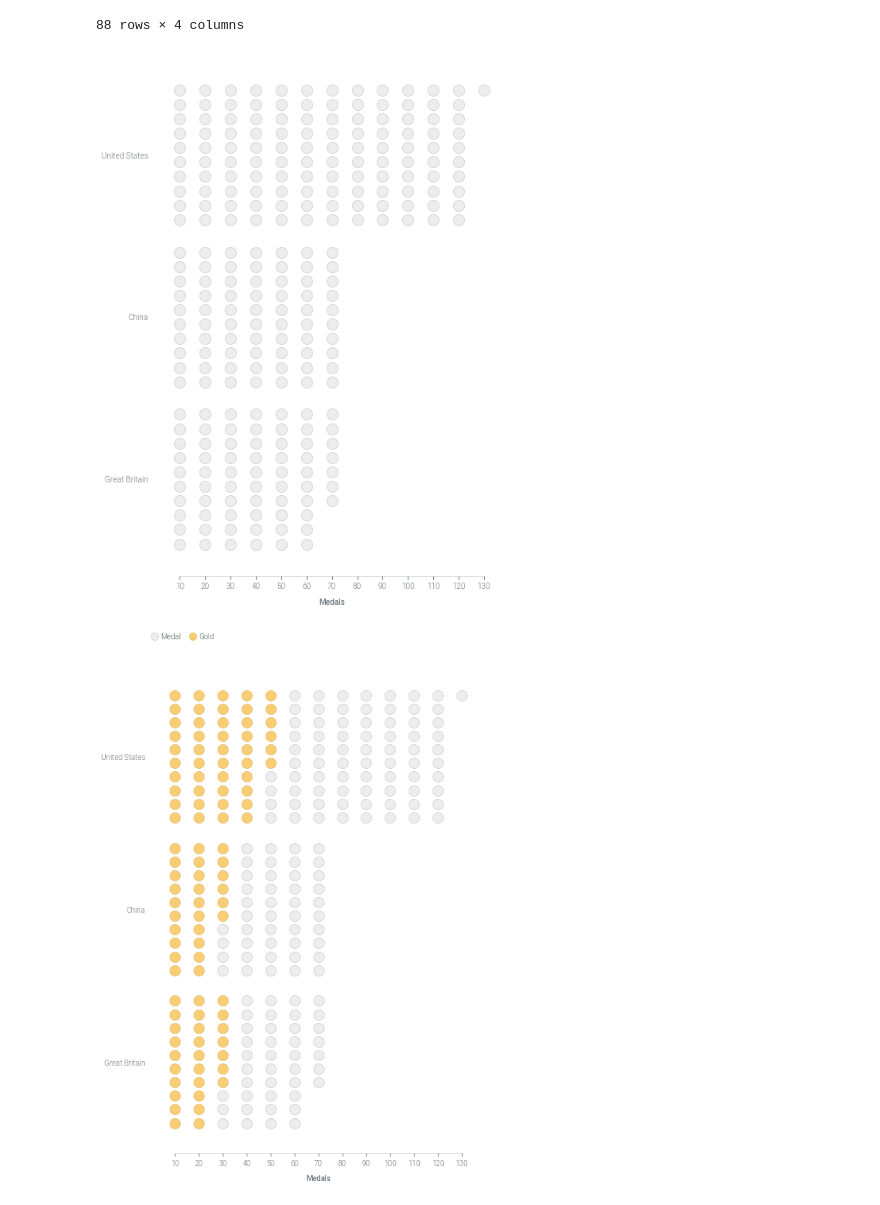
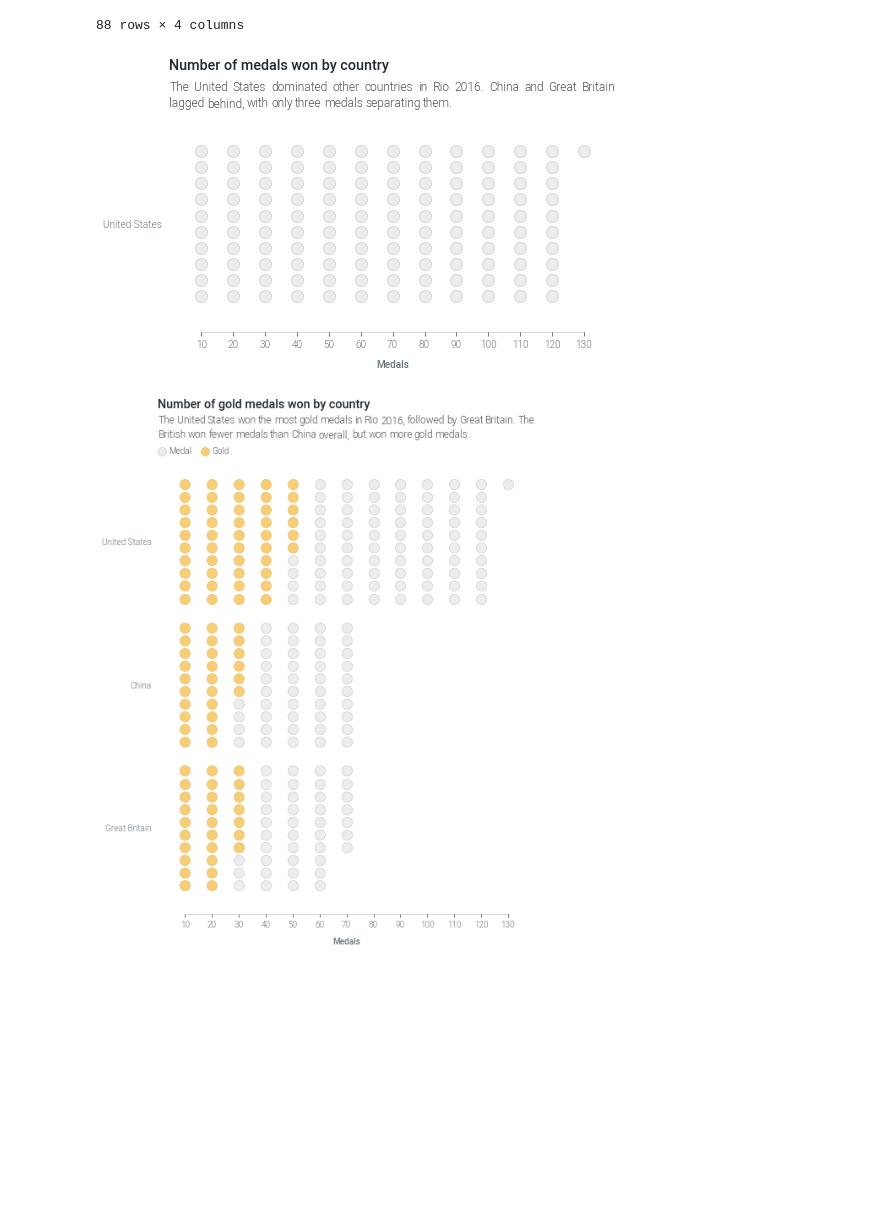
Before and after one commit to NicholasMamo/multiplex-plot, a Jupyter notebook: examples/7. Population charts.ipynb, the cells around one changed output. Saved outputs shown, nothing was run; the diff lists cells and outputs as text; code cells hidden in the pictures; blank space fills up the shorter version.

```diff
--- a/examples/7. Population charts.ipynb
+++ b/examples/7. Population charts.ipynb
@@ -46,22 +46,25 @@ df
 # %%
 # import the Drawable class and set the style
 from multiplex import drawable
 drawable = importlib.reload(drawable)
 plt.style.use(os.path.join(sys.path[0], '..', 'styles', "modern.style"))
 
 # create a general style
-style = { 's': 200, 'color': '#EDEDED', 'edgecolors': '#BDBDBD', 'linewidths': 0.5 }
+style = { 's': 150, 'color': '#EDEDED', 'edgecolors': '#BDBDBD', 'linewidths': 0.5 }
 
 # draw the visualization
-viz = drawable.Drawable(plt.figure(figsize=(8, 12)))
-for country in df.index[:3]:
+viz = drawable.Drawable(plt.figure(figsize=(8, 4)))
+for country in df.index[:1]:
     viz.draw_population(df.loc[country].Total, 10, country, height=0.8, **style)
 
 # finalize the plot
 viz.set_xlabel('Medals')
+viz.set_title('Number of medals won by country', loc='left')
+viz.set_caption("""The United States dominated other countries in Rio 2016.
+                   China and Great Britain lagged behind, with only three medals separating them.""", align='justify')
 viz.show()
 # %% [output]
-[figure, old version]
+[figure, new version]
 # %%
 # create a specific style for each type of medal
 gold = { 'color': '#F7CE76', 'edgecolors': '#E2B053', 'label': 'Gold' }
@@ -70,7 +73,7 @@ gold = { 'color': '#F7CE76', 'edgecolors': '#E2B053', 'label': 'Gold' }
 silver, bronze = { }, { }
 
 # draw the visualization
-viz = drawable.Drawable(plt.figure(figsize=(8, 12)))
+viz = drawable.Drawable(plt.figure(figsize=(8, 10)))
 for country in df.index[:3]:
     medals = [ gold ] * df.loc[country].Gold
     medals.extend([ silver ] * df.loc[country].Silver)
@@ -79,6 +82,9 @@ for country in df.index[:3]:
 
 # finalize the plot
 viz.set_xlabel('Medals')
+viz.set_title('Number of gold medals won by country', loc='left')
+viz.set_caption("""The United States won the most gold medals in Rio 2016, followed by Great Britain.
+                   The British won fewer medals than China overall, but won more gold medals.""", align='justify')
 viz.show()
 # %% [output]
-[figure, old version]
+[figure, new version]
```
Also changed, not shown: parts of 2 cells of this notebook, 4 other files.
